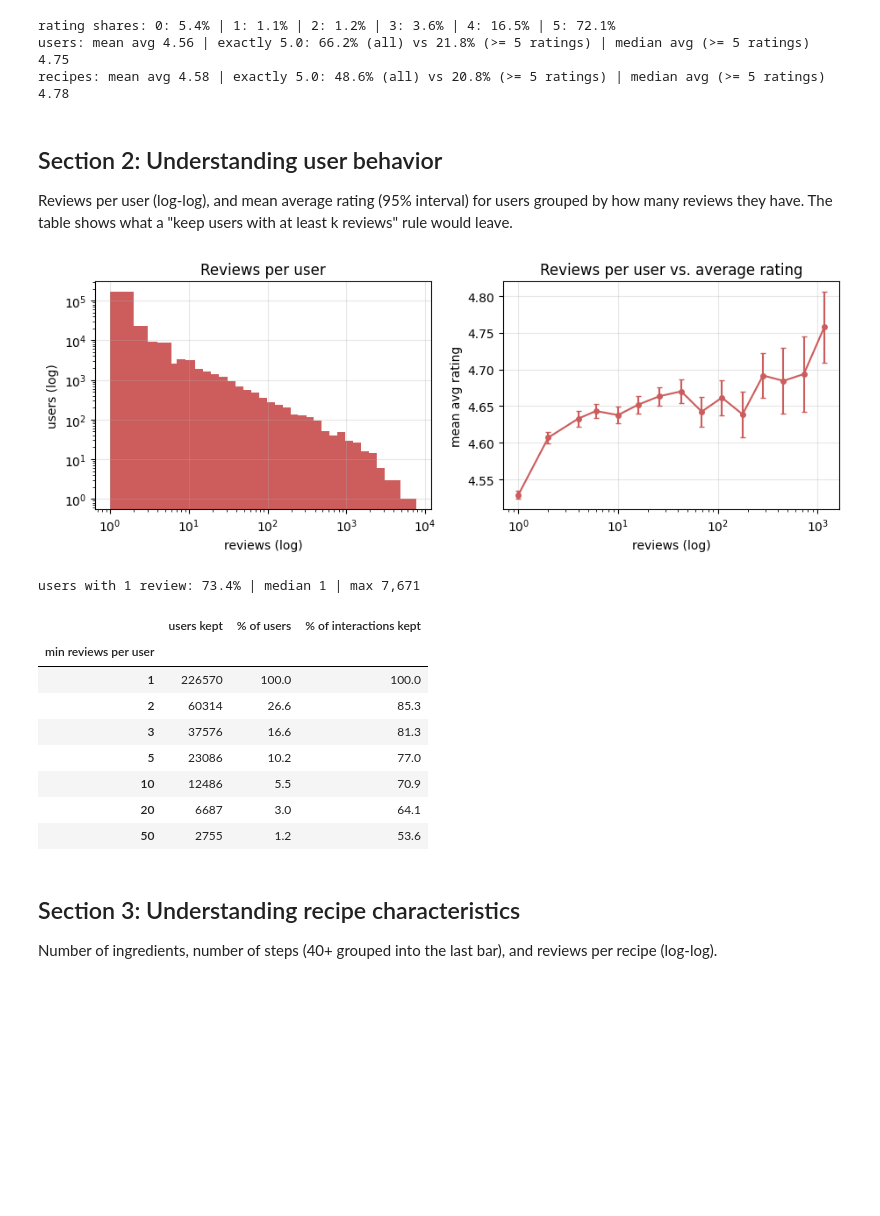
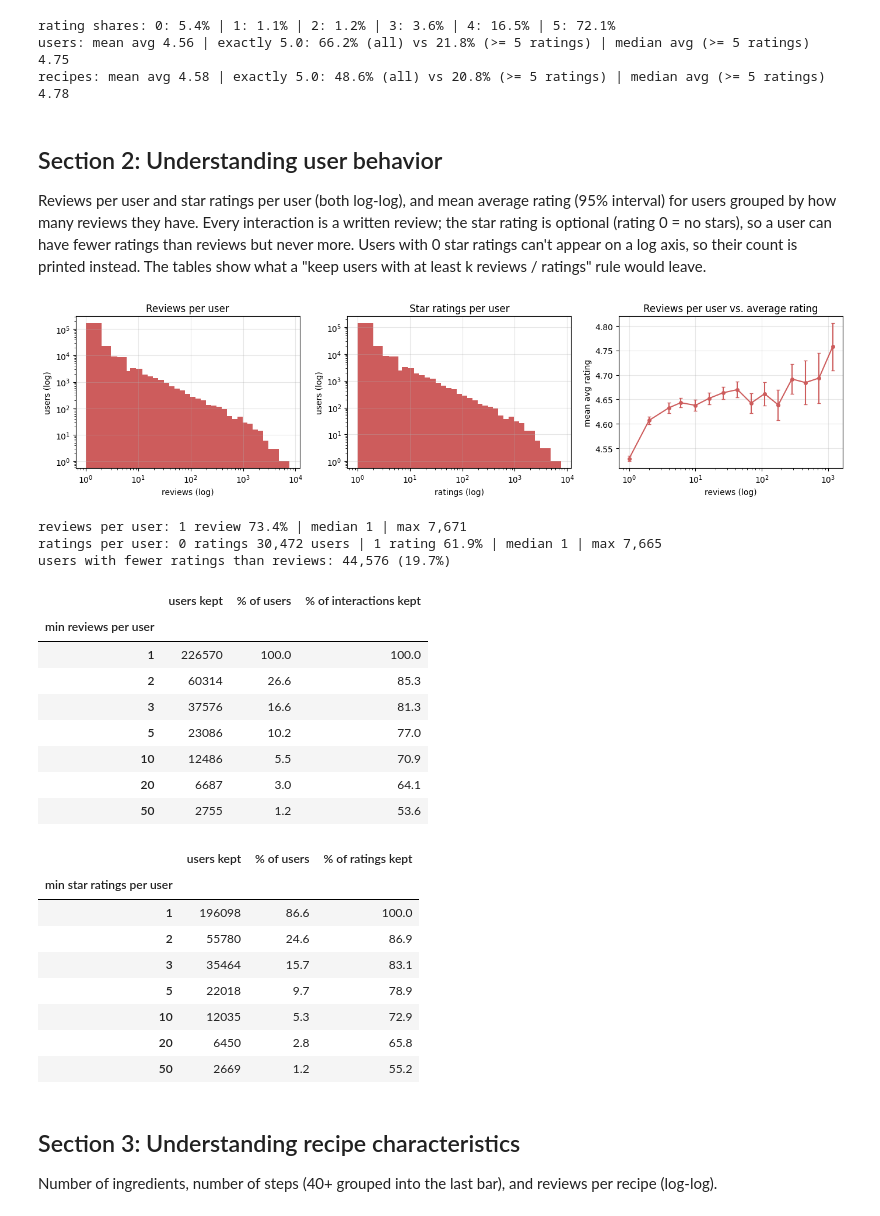
Before and after one commit to jut008/cse258-recipe-prediction-model, a Jupyter notebook: scratch/judy.ipynb, the cells around one changed output. Cells and saved outputs as stored; diff of their text form; code cells hidden in the pictures; blank space fills up the shorter version.

Commit message:
Added a graph looking at number of ratings per user in judy.ipynb

```diff
--- a/scratch/judy.ipynb
+++ b/scratch/judy.ipynb
@@ -91,25 +91,35 @@ users: mean avg 4.56 | exactly 5.0: 66.2% (all) vs 21.8% (>= 5 ratings) | median
 recipes: mean avg 4.58 | exactly 5.0: 48.6% (all) vs 20.8% (>= 5 ratings) | median avg (>= 5 ratings) 4.78
 # %% [markdown]
 ## Section 2: Understanding user behavior
-Reviews per user (log-log), and mean average rating (95% interval) for users grouped by how many reviews they have. The table shows what a "keep users with at least k reviews" rule would leave.
+Reviews per user and star ratings per user (both log-log), and mean average rating (95% interval) for users grouped by how many reviews they have. Every interaction is a written review; the star rating is optional (rating 0 = no stars), so a user can have fewer ratings than reviews but never more. Users with 0 star ratings can't appear on a log axis, so their count is printed instead. The tables show what a "keep users with at least k reviews / ratings" rule would leave.
 # %%
-fig, ax = row(2)
+fig, ax = row(3)
 
 ax[0].hist(uc, bins=log_bins(uc), color="indianred")
 ax[0].set_xscale("log"); ax[0].set_yscale("log")
 ax[0].set_title("Reviews per user"); ax[0].set_xlabel("reviews (log)"); ax[0].set_ylabel("users (log)")
 
+ax[1].hist(un, bins=log_bins(un), color="indianred")
+ax[1].set_xscale("log"); ax[1].set_yscale("log")
+ax[1].set_title("Star ratings per user"); ax[1].set_xlabel("ratings (log)"); ax[1].set_ylabel("users (log)")
+
 bx, by, bci = binned_mean_ci(uc[um.index].to_numpy(), um.to_numpy(), log_bins(uc, 20))
-ax[1].errorbar(bx, by, yerr=bci, marker="o", ms=4, capsize=2, color="indianred")
-ax[1].set_xscale("log")
-ax[1].set_title("Reviews per user vs. average rating"); ax[1].set_xlabel("reviews (log)"); ax[1].set_ylabel("mean avg rating")
+ax[2].errorbar(bx, by, yerr=bci, marker="o", ms=4, capsize=2, color="indianred")
+ax[2].set_xscale("log")
+ax[2].set_title("Reviews per user vs. average rating"); ax[2].set_xlabel("reviews (log)"); ax[2].set_ylabel("mean avg rating")
 plt.tight_layout(); plt.show()
 
-print(f"users with 1 review: {(uc == 1).mean():.1%} | median {uc.median():.0f} | max {uc.max():,}")
-threshold_table(uc, "user")
+un_all = un.reindex(uc.index, fill_value=0)   # star ratings per user, 0 for users who never gave stars
+print(f"reviews per user: 1 review {(uc == 1).mean():.1%} | median {uc.median():.0f} | max {uc.max():,}")
+print(f"ratings per user: 0 ratings {(un_all == 0).sum():,} users | 1 rating {(un_all == 1).mean():.1%} | median {un_all.median():.0f} | max {un_all.max():,}")
+print(f"users with fewer ratings than reviews: {(un_all < uc).sum():,} ({(un_all < uc).mean():.1%})")
+display(threshold_table(uc, "user"))
+threshold_table(un_all, "user").rename_axis("min star ratings per user").rename(columns={"% of interactions kept": "% of ratings kept"})
 # %% [output]
-[figure, old version]
+[figure, new version]
-users with 1 review: 73.4% | median 1 | max 7,671
+reviews per user: 1 review 73.4% | median 1 | max 7,671
+ratings per user: 0 ratings 30,472 users | 1 rating 61.9% | median 1 | max 7,665
+users with fewer ratings than reviews: 44,576 (19.7%)
 |  | users kept | % of users | % of interactions kept |
 | min reviews per user |  |  |  |
 | 1 | 226570 | 100.0 | 100.0 |
@@ -119,6 +129,15 @@ users with 1 review: 73.4% | median 1 | max 7,671
 | 10 | 12486 | 5.5 | 70.9 |
 | 20 | 6687 | 3.0 | 64.1 |
 | 50 | 2755 | 1.2 | 53.6 |
+|  | users kept | % of users | % of ratings kept |
+| min star ratings per user |  |  |  |
+| 1 | 196098 | 86.6 | 100.0 |
+| 2 | 55780 | 24.6 | 86.9 |
+| 3 | 35464 | 15.7 | 83.1 |
+| 5 | 22018 | 9.7 | 78.9 |
+| 10 | 12035 | 5.3 | 72.9 |
+| 20 | 6450 | 2.8 | 65.8 |
+| 50 | 2669 | 1.2 | 55.2 |
 # %% [markdown]
 ## Section 3: Understanding recipe characteristics
 Number of ingredients, number of steps (40+ grouped into the last bar), and reviews per recipe (log-log).
```
